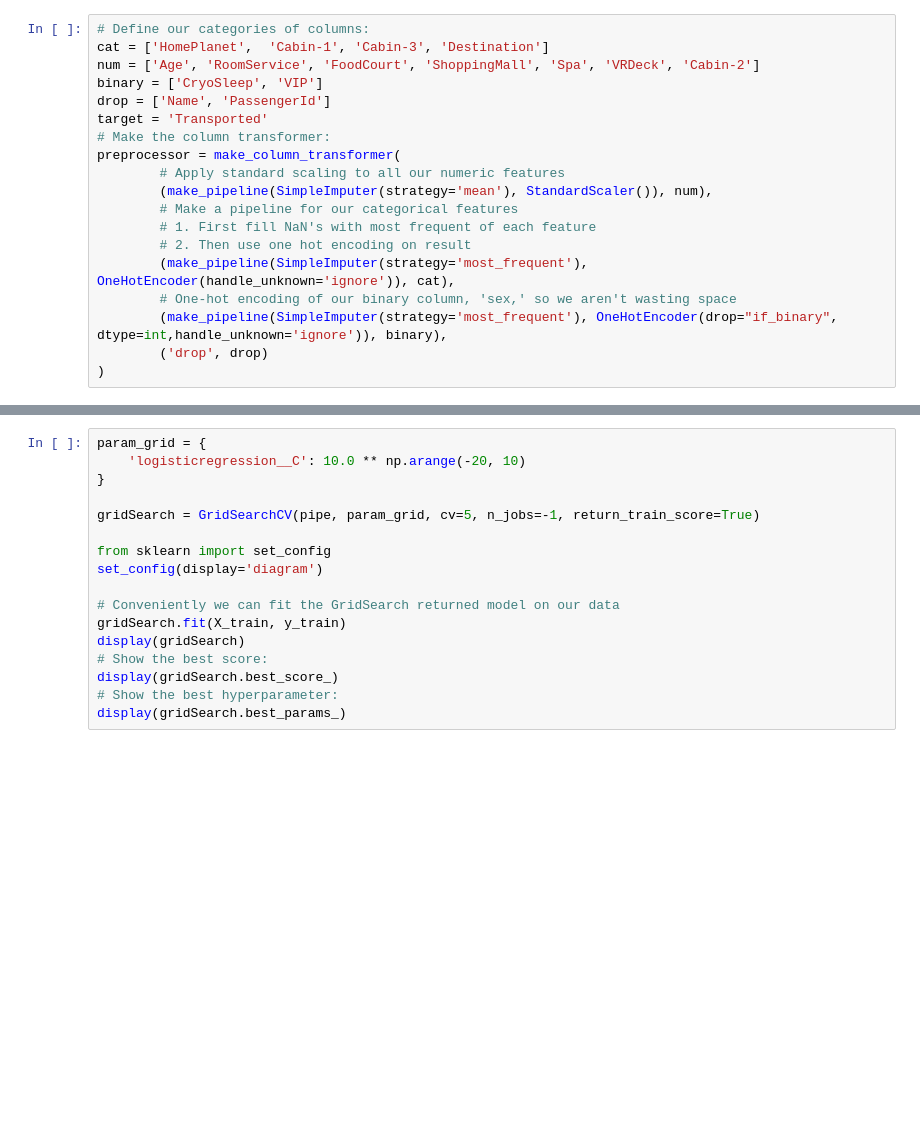
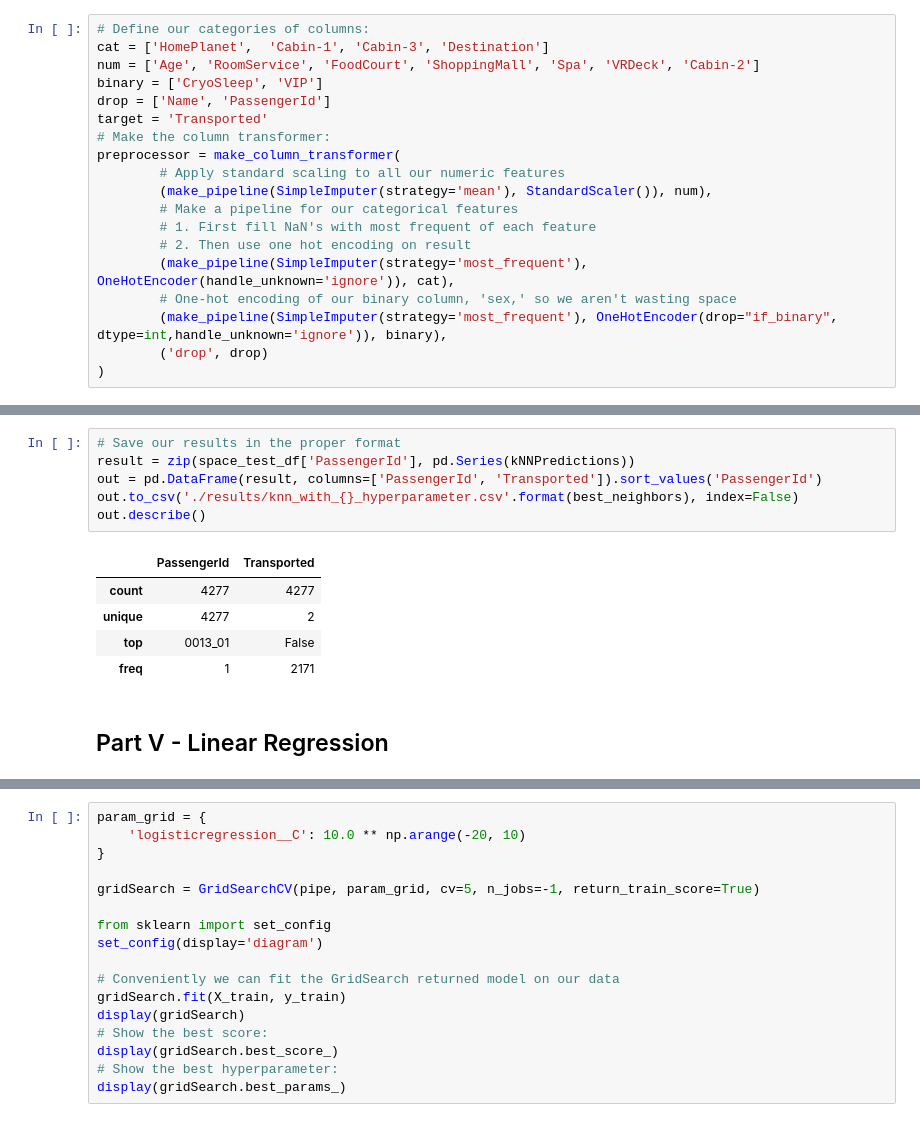
Before and after one commit to aaron-bruner/ECE-4420-Project, a Jupyter notebook: master-ece4420.ipynb, the cells around one changed output, grey strips where cells are left out. Cells and saved outputs as stored; diff of their text form; blank space fills up the shorter version.

```diff
--- a/master-ece4420.ipynb
+++ b/master-ece4420.ipynb
@@ -324,3 +256,17 @@ preprocessor = make_column_transformer(
+# %%
+# Save our results in the proper format
+result = zip(space_test_df['PassengerId'], pd.Series(kNNPredictions))
+out = pd.DataFrame(result, columns=['PassengerId', 'Transported']).sort_values('PassengerId')
+out.to_csv('./results/knn_with_{}_hyperparameter.csv'.format(best_neighbors), index=False)
+out.describe()
+# %% [output]
+|  | PassengerId | Transported |
+| count | 4277 | 4277 |
+| unique | 4277 | 2 |
+| top | 0013_01 | False |
+| freq | 1 | 2171 |
+# %% [markdown]
+## Part V - Linear Regression
 # %%
 # make our pipeline with the preprocessor and logistic regression
 pipe = make_pipeline(
```
Also changed, not shown: parts of 33 cells of this notebook, 4 other files.
